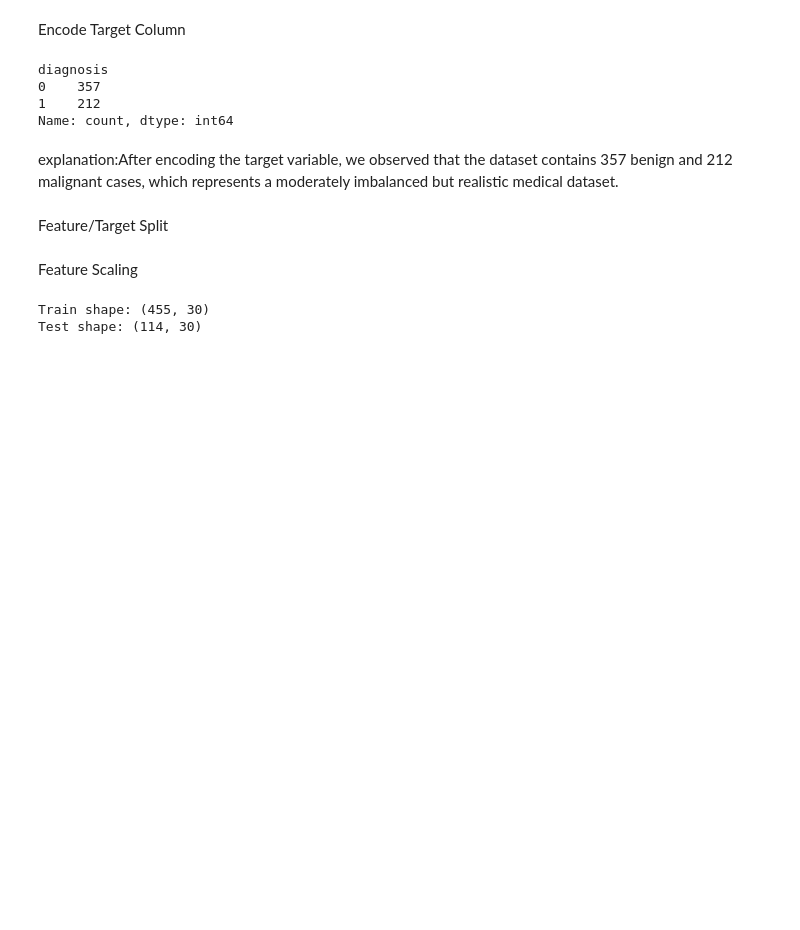
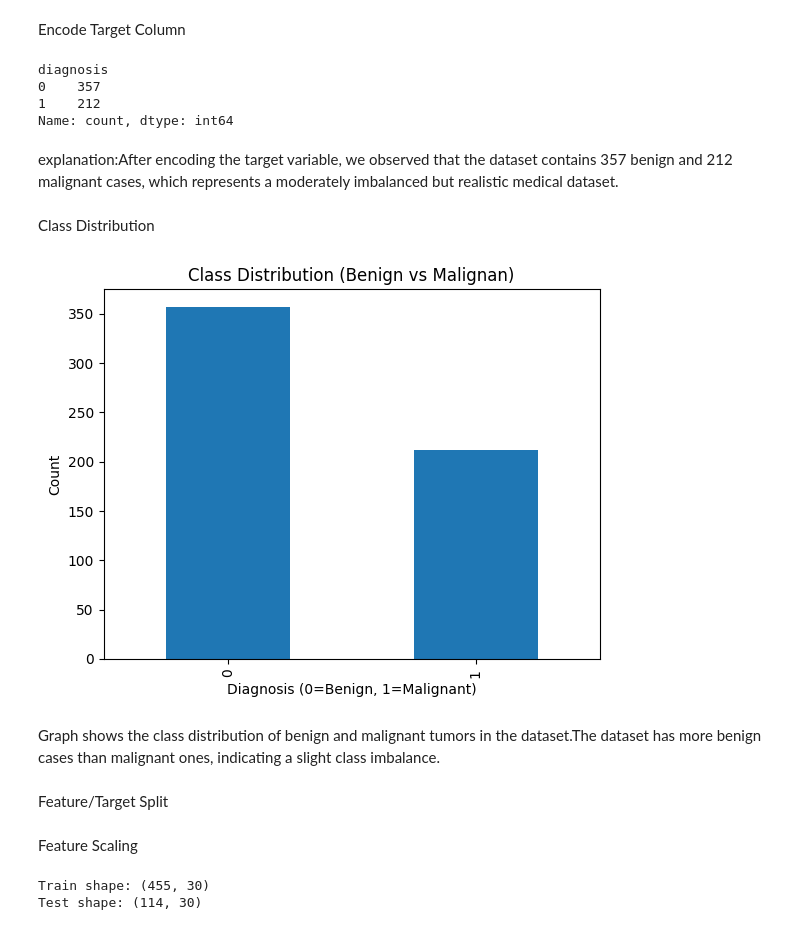
Before and after one commit to Yashu8088/BREAST-CANCER-MLOPS, a Jupyter notebook: breast_cancer_mlops.ipynb, the cells around one changed output. Cells and saved outputs as stored; diff of their text form; code cells hidden in the pictures; blank space fills up the shorter version.

```diff
--- a/breast_cancer_mlops.ipynb
+++ b/breast_cancer_mlops.ipynb
@@ -179,6 +179,20 @@ diagnosis
 Name: count, dtype: int64
 # %% [markdown]
 explanation:After encoding the target variable, we observed that the dataset contains 357 benign and 212 malignant cases, which represents a moderately imbalanced but realistic medical dataset.
+# %% [markdown]
+Class Distribution
+# %%
+import matplotlib.pyplot as plt
+
+df["diagnosis"].value_counts().plot(kind="bar")
+plt.title("Class Distribution (Benign vs Malignan)")
+plt.xlabel("Diagnosis (0=Benign, 1=Malignant)")
+plt.ylabel("Count")
+plt.show()
+# %% [output]
+[figure, added]
+# %% [markdown]
+Graph shows the class distribution of benign and malignant tumors in the dataset.The dataset has more benign cases than malignant ones, indicating a slight class imbalance.
 # %% [markdown]
 Feature/Target Split
 # %%
```
Also changed, not shown: parts of 12 cells of this notebook, 1 other file.
